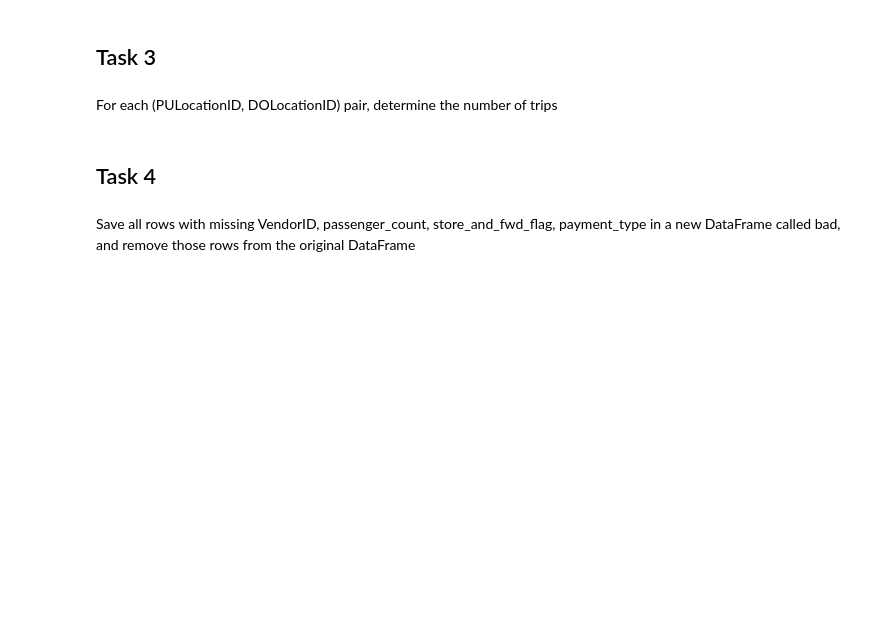
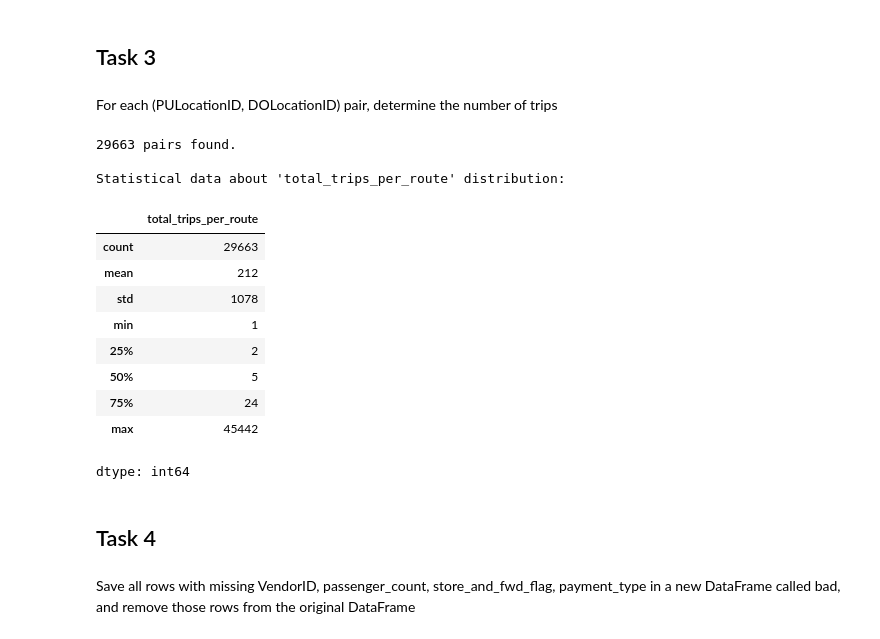
Before and after one commit to FrancescaNegriUniMiB/focsproject, a Jupyter notebook: Foundations_CS_2425.ipynb, the cells around one changed output. Drawn from its saved outputs; the diff is of its cells as text; code cells hidden in the pictures; blank space fills up the shorter version.

```diff
--- a/Foundations_CS_2425.ipynb
+++ b/Foundations_CS_2425.ipynb
@@ -103,6 +131,27 @@ Extract all trips where payment_type is missing
 ## Task 3
 # %% [markdown]
 For each (PULocationID, DOLocationID) pair, determine the number of trips
+# %%
+# prompt: For each (PULocationID, DOLocationID) pair, determine the number of trips
+
+trip_counts = df[['PULocationID','DOLocationID']].value_counts().reset_index(name='total_trips_per_route')
+print(f"{len(trip_counts)} pairs found.")
+print("\nStatistical data about 'total_trips_per_route' distribution:")
+display(trip_counts.total_trips_per_route.describe().astype(int))
+# %% [output]
+29663 pairs found.
+
+Statistical data about 'total_trips_per_route' distribution:
+|  | total_trips_per_route |
+| count | 29663 |
+| mean | 212 |
+| std | 1078 |
+| min | 1 |
+| 25% | 2 |
+| 50% | 5 |
+| 75% | 24 |
+| max | 45442 |
+dtype: int64
 # %% [markdown]
 ## Task 4
 # %% [markdown]
```
Also changed, not shown: parts of 6 cells of this notebook.
